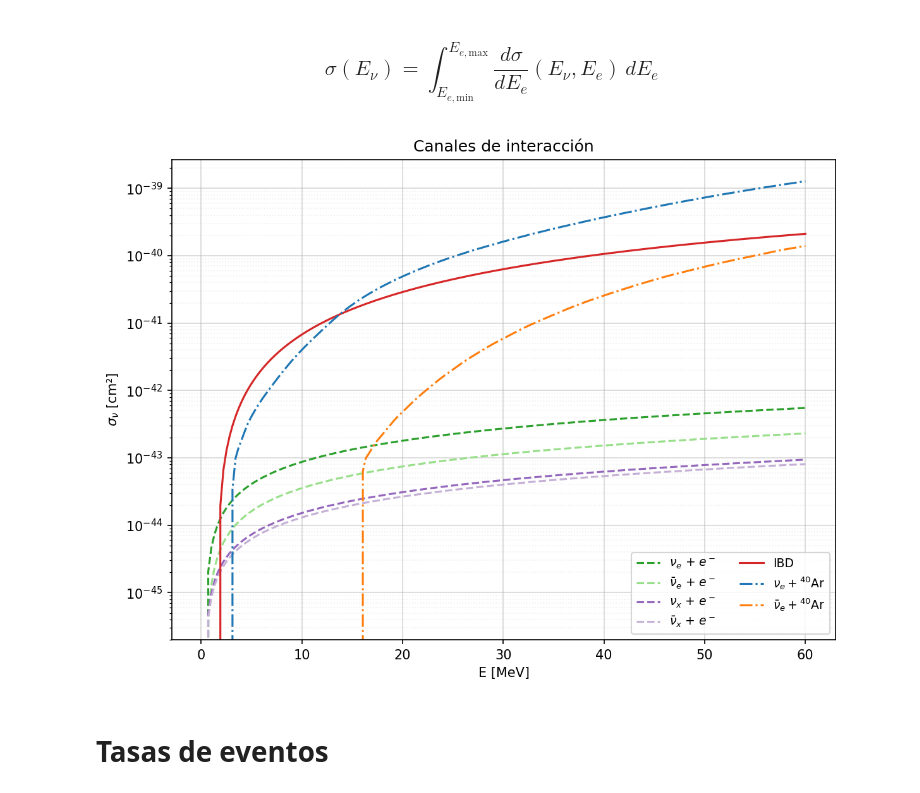
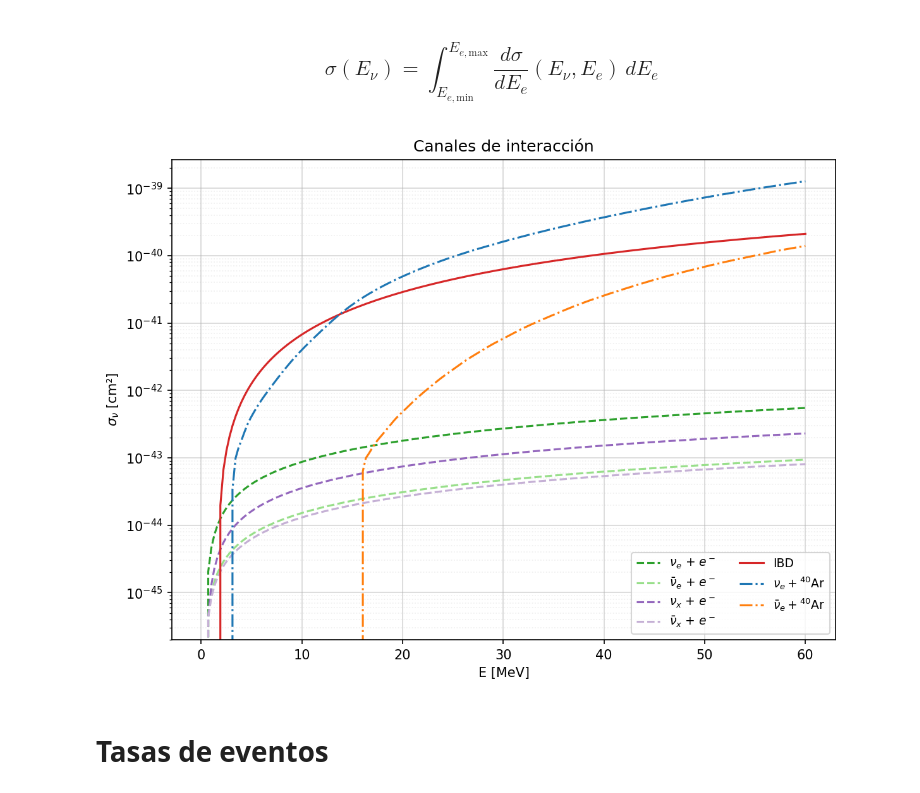
Before and after one commit to 1sog6/SN_tesis, a Jupyter notebook: Final.ipynb, the cells around one changed output. Cells and saved outputs as stored; diff of their text form; code cells hidden in the pictures.

Commit message:
Corregida la sección transversal de electron scattering

```diff
--- a/Final.ipynb
+++ b/Final.ipynb
@@ -475,23 +464,24 @@ NEUTRINO-ELECTRON SCATTERING
 # energias_nes = np.linspace(0.1, 60, 200)*u.MeV
 # energias_nes = np.arange(0.1, 60.5, 0.5)*u.MeV
 
-# Para los 4 sabores
-sabores = ['e', 'eb', 'x', 'xb']
 nlista = [r'$\nu_{e}$', r'$\bar{\nu}_{e}$', r'$\nu_{x}$',  r'$\bar{\nu}_{x}$']
-colores_es = ['#2ca02c', '#98df8a', '#9467bd', '#c5b0d5'] # Tonos verdes y morados
+colores_es = ['#2ca02c', '#98df8a', '#9467bd', '#c5b0d5'] # Verde y morado
 
-plt.figure(figsize=(8, 6), dpi=150)
-for flv, sabor, color in zip(sabores, nlista, colores_es):
-    canal_es = es.Channel(flv)
+xsec_es = {flavor: None for flavor in Flavor}
+
+for flavor, sabor, color in zip(Flavor, nlista, colores_es):
+    canal_es = es.Channel(flavor)
     aux_es = []
     for E_nu in energiatest.value:
         eE_min, eE_max = canal_es.bounds_eE(E_nu)
         sigma = quad(lambda eE: canal_es.dSigma_dE(E_nu, eE) * factor_conversion, eE_min, eE_max)[0]
         aux_es.append(sigma)
 
-    xsec_es = np.array(aux_es) * u.cm**2
+    xsec_es[flavor] = np.array(aux_es) * u.cm**2
 
-    plt.plot(energiatest, xsec_es, label=f'{sabor} + $e^-$',
+plt.figure(figsize=(8, 6), dpi=150)
+for flavor, color, sabor in zip(Flavor, colores_es, nlista):
+    plt.plot(energiatest, xsec_es[flavor], label=f'{sabor} + $e^-$',
              color=color, ls='--', lw=1.5)
 '''
 INVERSE BETA DECAY
@@ -501,7 +491,7 @@ INVERSE BETA DECAY
 # energias_ibd = np.arange(e_threshold, 60.5+e_threshold, 0.5)*u.MeV
 
 # Extraer sección eficaz
-canal_ibd = ibd.Channel('eb')
+canal_ibd = ibd.Channel(Flavor.NU_E_BAR)
 
 aux_ibd = []
 
@@ -510,7 +500,7 @@ for E_nu in energiatest.value:
     eE_min, eE_max = canal_ibd.bounds_eE(E_nu)
 
     # Se integra la sección (dSigma/dE)
-    # quad devuelve una tupla (value, error)
+    # quad devuelve una tupla (data, error)
     sigma_total = quad(lambda eE: canal_ibd.dSigma_dE(E_nu, eE) * factor_conversion,
                        eE_min, eE_max)[0]
 
@@ -522,34 +512,34 @@ xsec_ibd = np.array(aux_ibd) * u.cm**2
 plt.plot(energiatest, xsec_ibd,
          color='#d62728', lw=1.5,
          label='IBD')
 """
 INTERACCIONES EN ARGON
 """
 # energias_Ar = np.linspace(0.1, 60, 200)*u.MeV
 # energias_Ar = np.arange(0.1, 60.5, 0.5)*u.MeV
 
 # snewpy/snowglobes
 xsec_arnue = rc.load_xsec('nue_Ar40', Flavor.NU_E)(energiatest)
 xsec_arnuebar = rc.load_xsec('nuebar_Ar40', Flavor.NU_E_BAR)(energiatest)
 
 plt.plot(energiatest, xsec_arnue, label=r'$\nu_e + ^{40}\mathrm{Ar}$', ls='-.', color='#1f77b4', lw = 1.5)
 plt.plot(energiatest, xsec_arnuebar, label=r'$\bar{\nu}_e + ^{40}\mathrm{Ar}$', ls='-.', color='#ff7f0e', lw=1.5)
 
 plt.yscale('log')
 plt.xlabel('E [MeV]')
 plt.ylabel(r'$\sigma_\nu$ [cm²]')
 plt.title('Canales de interacción')
 plt.legend(loc='lower right', ncol=2, fontsize=9,
            framealpha=0.8)
 
 plt.grid(True, which='major', linestyle='-', alpha=0.5)
 plt.grid(True, which='minor', linestyle=':', alpha=0.2)
 
 plt.tight_layout()
 # plt.savefig('images/xsecs', dpi=300, bbox_inches='tight')
 plt.show()
 # %% [output]
-[figure, old version]
+[figure, new version]
 # %% [markdown]
 # Tasas de eventos
 # %% [markdown]
```
Also changed, not shown: parts of 4 cells of this notebook, 2 other files.
